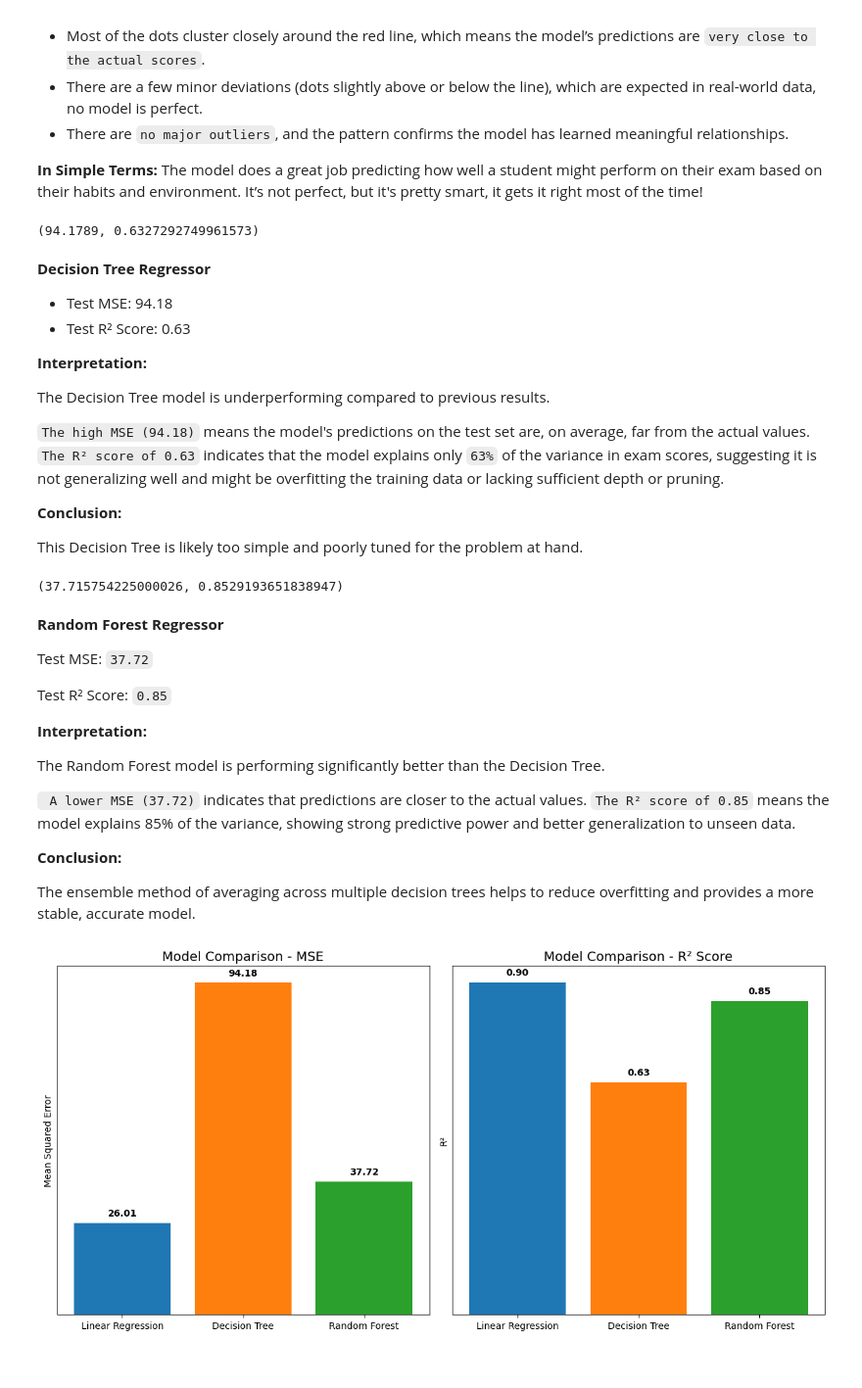
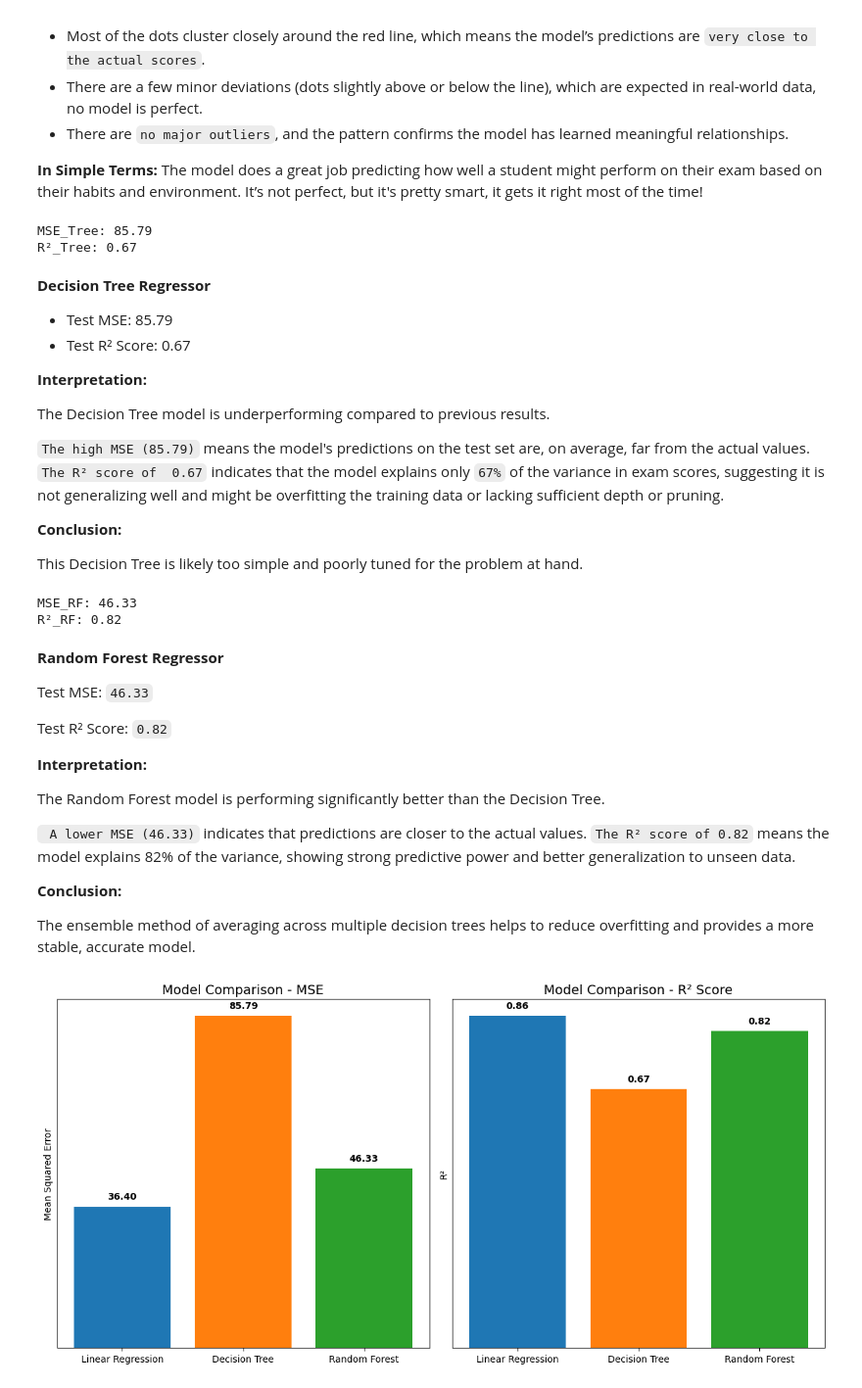
Before and after one commit to Numwali/ML_Summative, a Jupyter notebook: linear_regression_model/summative/linear_regression/multivariate.ipynb, the cells around one changed output. Shown at 98% size. Drawn from its saved outputs; the diff is of its cells as text; code cells hidden in the pictures.

```diff
--- a/linear_regression_model/summative/linear_regression/multivariate.ipynb
+++ b/linear_regression_model/summative/linear_regression/multivariate.ipynb
@@ -123,12 +123,12 @@ This refined dataset now includes only the most relevant and interpretable featu
 # %%
 # Updated list of columns to drop (now dropping all gender columns too)
 columns_to_drop = [
-    'gender_Male', 'gender_Other',
+    'gender_Male', 'gender_Other', 'age',
     'Location_Kenya', 'Location_Rwanda', 'Location_Tanzania', 'Location_Uganda',
     'parental_education_level_High School', 'parental_education_level_Master',
-    'internet_quality_Good', 'internet_quality_Poor',
-    'diet_quality_Good', 'diet_quality_Poor',
-    'extracurricular_participation'  # very low correlation
+    'internet_quality_Good', 'internet_quality_Poor', 'social_media_hours',
+    'diet_quality_Good', 'diet_quality_Poor', 'netflix_hours',
+    'extracurricular_participation', 'part_time_job'
 ]
 
 # Drop the selected columns
@@ -296,20 +289,22 @@ y_pred_tree = tree_model.predict(X_test)
 mse_tree = mean_squared_error(y_test, y_pred_tree)
 r2_tree = r2_score(y_test, y_pred_tree)
 
-(mse_tree, r2_tree)
+print("MSE_Tree:", round(mse_tree, 2))
+print("R²_Tree:", round(r2_tree, 2))
 # %% [output]
-(94.1789, 0.6327292749961573)
+MSE_Tree: 85.79
+R²_Tree: 0.67
 # %% [markdown]
 **Decision Tree Regressor**
-- Test MSE: 94.18
-- Test R² Score: 0.63
+- Test MSE: 85.79
+- Test R² Score: 0.67
 
 **Interpretation:**
 
 The Decision Tree model is underperforming compared to previous results.
 
-`The high MSE (94.18)` means the model's predictions on the test set are, on average, far from the actual values.
-`The R² score of 0.63` indicates that the model explains only `63%` of the variance in exam scores, suggesting it is not generalizing well and might be overfitting the training data or lacking sufficient depth or pruning.
+`The high MSE (85.79)` means the model's predictions on the test set are, on average, far from the actual values.
+`The R² score of  0.67` indicates that the model explains only `67%` of the variance in exam scores, suggesting it is not generalizing well and might be overfitting the training data or lacking sufficient depth or pruning.
 
 **Conclusion:**
 
@@ -325,21 +320,24 @@ mse_rf = mean_squared_error(y_test, y_pred_rf)
 r2_rf = r2_score(y_test, y_pred_rf)
 
 (mse_rf, r2_rf)
+print("MSE_RF:", round(mse_rf, 2))
+print("R²_RF:", round(r2_rf, 2))
 # %% [output]
-(37.715754225000026, 0.8529193651838947)
+MSE_RF: 46.33
+R²_RF: 0.82
 # %% [markdown]
 **Random Forest Regressor**
 
-Test MSE: `37.72`
+Test MSE: `46.33`
 
-Test R² Score: `0.85`
+Test R² Score: `0.82`
 
 **Interpretation:**
 
 The Random Forest model is performing significantly better than the Decision Tree.
 
-` A lower MSE (37.72)` indicates that predictions are closer to the actual values.
-`The R² score of 0.85` means the model explains 85% of the variance, showing strong predictive power and better generalization to unseen data.
+` A lower MSE (46.33)` indicates that predictions are closer to the actual values.
+`The R² score of 0.82` means the model explains 82% of the variance, showing strong predictive power and better generalization to unseen data.
 
 **Conclusion:**
 
@@ -347,37 +345,37 @@ The ensemble method of averaging across multiple decision trees helps to reduce
 # %%
 # Models and scores
 models = ['Linear Regression', 'Decision Tree', 'Random Forest']
-mse_scores = [26.01, 94.18, 37.72]
-r2_scores = [0.90, 0.63, 0.85]
+mse_scores = [36.4, 85.79, 46.33]
+r2_scores = [0.86, 0.67, 0.82]
 
 # Set color palette
 colors = ['#1f77b4', '#ff7f0e', '#2ca02c']  # visually distinct and appealing
 
 # Create subplots
 fig, axs = plt.subplots(1, 2, figsize=(12, 6))
 
 # MSE Bar Chart
 axs[0].bar(models, mse_scores, color=colors)
 axs[0].set_title('Model Comparison - MSE', fontsize=14)
 axs[0].set_ylabel('Mean Squared Error')
 axs[0].tick_params(axis='y', which='both', left=False, labelleft=False)  # Remove y-axis labels and ticks
 axs[0].grid(False)  # Remove gridlines
 for i, v in enumerate(mse_scores):
     axs[0].text(i, v + 2, f'{v:.2f}', ha='center', fontweight='bold')
 
 # R² Bar Chart
 axs[1].bar(models, r2_scores, color=colors)
 axs[1].set_title('Model Comparison - R² Score', fontsize=14)
 axs[1].set_ylabel('R²')
 axs[1].tick_params(axis='y', which='both', left=False, labelleft=False)
 axs[1].grid(False)
 for i, v in enumerate(r2_scores):
     axs[1].text(i, v + 0.02, f'{v:.2f}', ha='center', fontweight='bold')
 
 plt.tight_layout()
 plt.show()
 # %% [output]
-[figure, old version]
+[figure, new version]
 # %% [markdown]
 **Model Comparison:**
 
```
Also changed, not shown: parts of 9 cells of this notebook, 3 other files.
